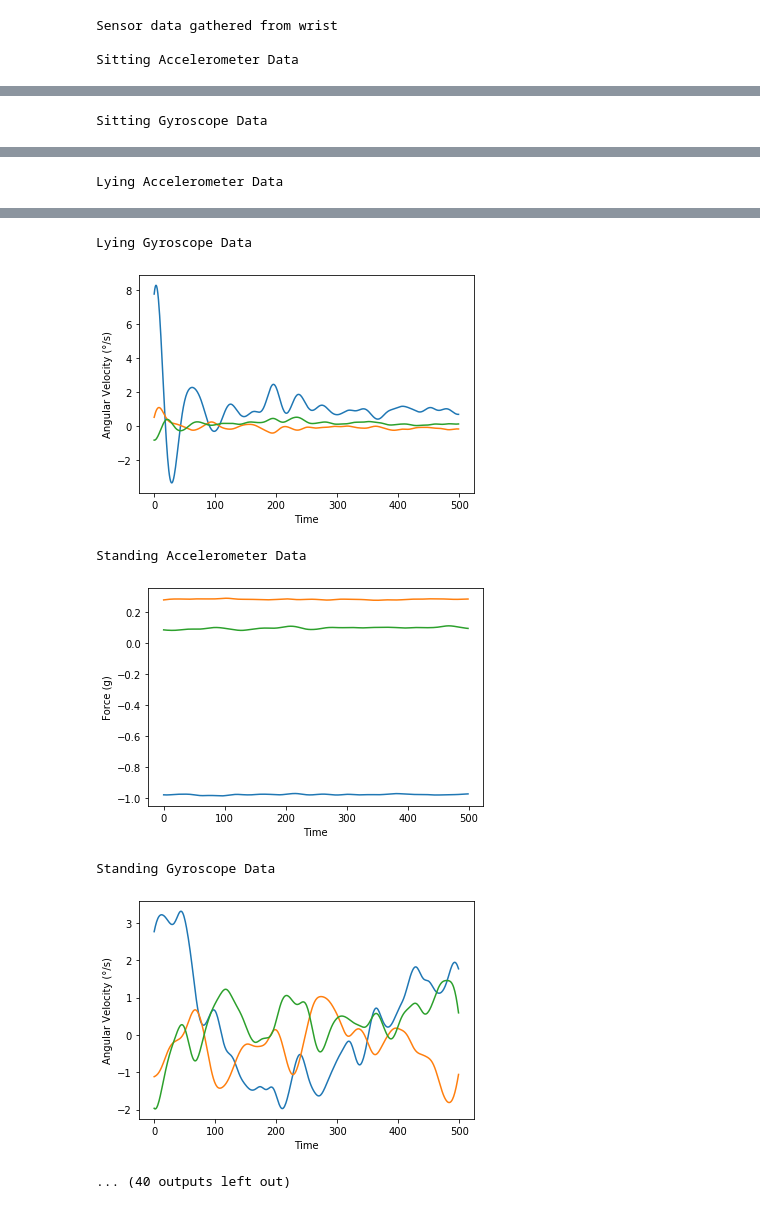
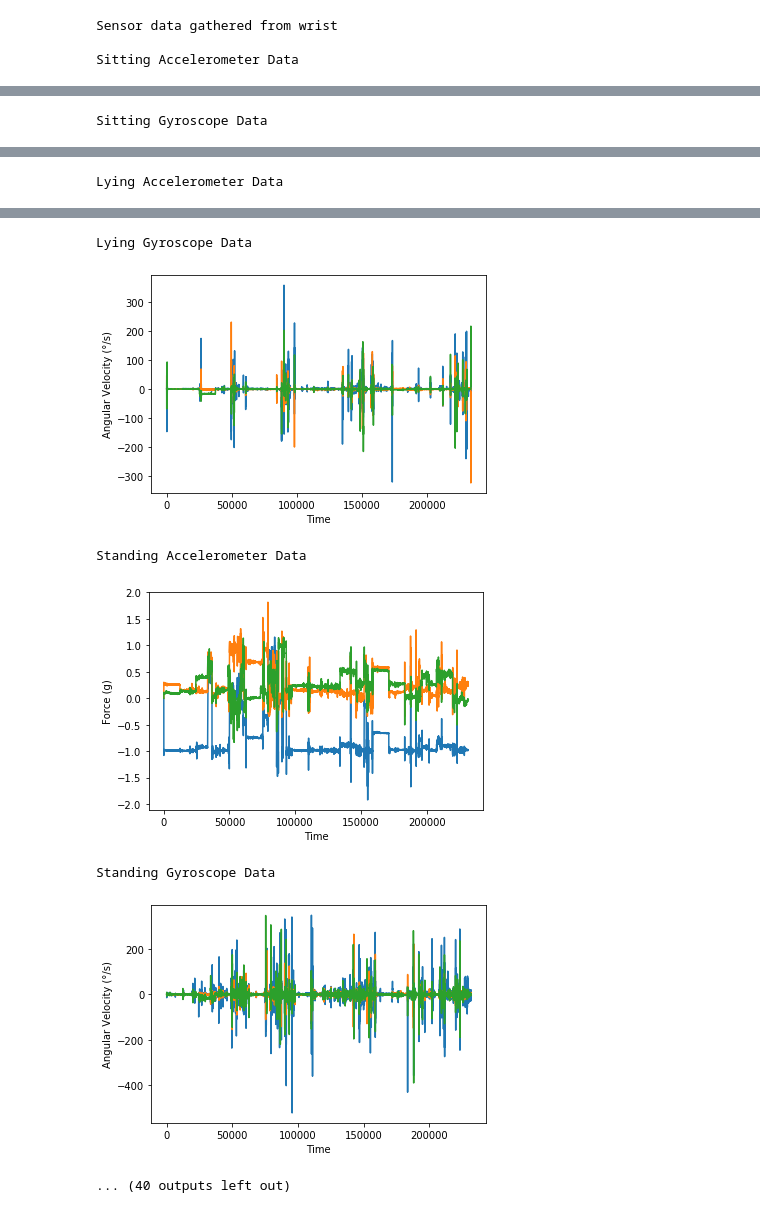
Before and after one commit to F7779/Jupyter-ML-Exercise, a Jupyter notebook: assignment 1.ipynb, the cells around one changed output, grey strips where cells are left out. Saved outputs shown, nothing was run; the diff lists cells and outputs as text; code cells hidden in the pictures.

Commit message:
Added code to append data sets
Data sets are appended, rather than plotted separately

```diff
--- a/assignment 1.ipynb
+++ b/assignment 1.ipynb
@@ -1,51 +12,47 @@
 # %%
-import numpy as np
-import pandas as pd
-from scipy import signal
-import matplotlib.pyplot as plt
-import math
-from sklearn import preprocessing
-from sklearn.neighbors import KNeighborsClassifier
-from sklearn.metrics import make_scorer, accuracy_score, confusion_matrix
-from sklearn.svm import SVC
-from sklearn.model_selection import GridSearchCV
-
 activity = ["Sitting", "Lying", "Standing", "Washing dishes", "Vacuuming", "Sweeping", "Walking", "Ascending stairs", "Descending stairs", "Treadmill running", "Bicycling (500W)", "Bicycling (100W)", "Rope jumping"]
 
 # read dataset file
 # df = pd.read_csv('dataset/dataset_1.txt', sep=',', header=None)
-for file in range(1):
-    df = pd.read_csv('dataset/dataset_' + str(file + 1) + '.txt', sep=',', header=None)
-
+df = pd.read_csv('dataset/dataset_' + str(file + 1) + '.txt', sep=',', header=None)
+for file in range(1,19):
+    #df = pd.read_csv('dataset/dataset_' + str(file + 1) + '.txt', sep=',', header=None)
+    df = df.append(pd.read_csv('dataset/dataset_' + str(file + 1) + '.txt', sep=',', header=None))
     """df_sitting = df[df[24] == 1].values
 
     # In this example code, only accelerometer 1 data (column 1 to 3) is used
     plt.plot(df_sitting[:, 0:3])
     plt.show()"""
 
-    print("Sensor data gathered from wrist\n")
+print("Sensor data gathered from wrist\n")
 
-    # 1-14 being the 13 activity labels
-    for c in range(1, 14):
-        activity_data = df[df[24] == c].values
+# 1-14 being the 13 activity labels
+for c in range(1, 14):
+    activity_data = df[df[24] == c].values
 
-        b, a = signal.butter(4, 0.04, 'low', analog=False)
-        for j in range(24):
-            activity_data[:, j] = signal.lfilter(b, a, activity_data[:, j])
+    b, a = signal.butter(4, 0.04, 'low', analog=False)
+    for j in range(24):
+        activity_data[:, j] = signal.lfilter(b, a, activity_data[:, j])
 
-        # examine acc #1 data (column 1-3)
-        print(str(activity[c-1]) + " Accelerometer Data")
-        plt.plot(activity_data[500:1000, 0:3])
-        plt.xlabel("Time")
-        plt.ylabel("Force (g)")
-        plt.show()
+    # examine acc #1 data (column 1-3)
+    print(str(activity[c-1]) + " Accelerometer Data")
+    plt.plot(activity_data[:, 0:3])
+    plt.xlabel("Time")
+    plt.ylabel("Force (g)")
+    plt.show()
 
-        # examine gyro #1 data (column 3-6)
-        print(str(activity[c-1]) + " Gyroscope Data")
-        plt.plot(activity_data[500:1000, 3:6])
-        plt.xlabel("Time")
-        plt.ylabel("Angular Velocity (°/s)")
-        plt.show()
+    # examine gyro #1 data (column 3-6)
+    print(str(activity[c-1]) + " Gyroscope Data")
+    plt.plot(activity_data[:, 3:6])
+    plt.xlabel("Time")
+    plt.ylabel("Angular Velocity (°/s)")
+    plt.show()
+
+    """# examine acc/gyro #1 data (column 1-6)
+    print(str(activity[c-1]) + " Accelerometer & Gyroscope Data")
+    plt.plot(activity_data[500:1000, 0:6])
+    plt.xlabel("Time")
+    plt.show()"""
 # %% [output]
 Sensor data gathered from wrist
 
@@ -58,7 +65,7 @@ Lying Accelerometer Data
 Lying Gyroscope Data
-[figure, old version]
+[figure, new version]
 Standing Accelerometer Data
-[figure, old version]
+[figure, new version]
 Standing Gyroscope Data
-[figure, old version]
+[figure, new version]
 ... (40 outputs left out)
```
Also changed, not shown: parts of 3 cells of this notebook.
